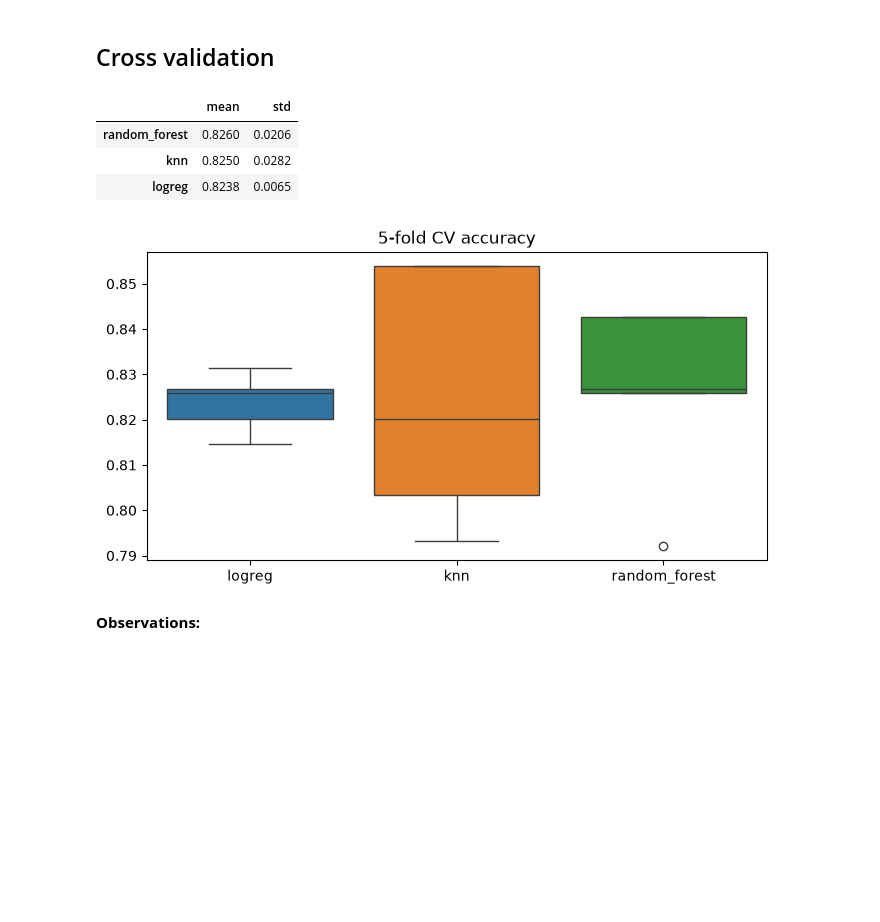
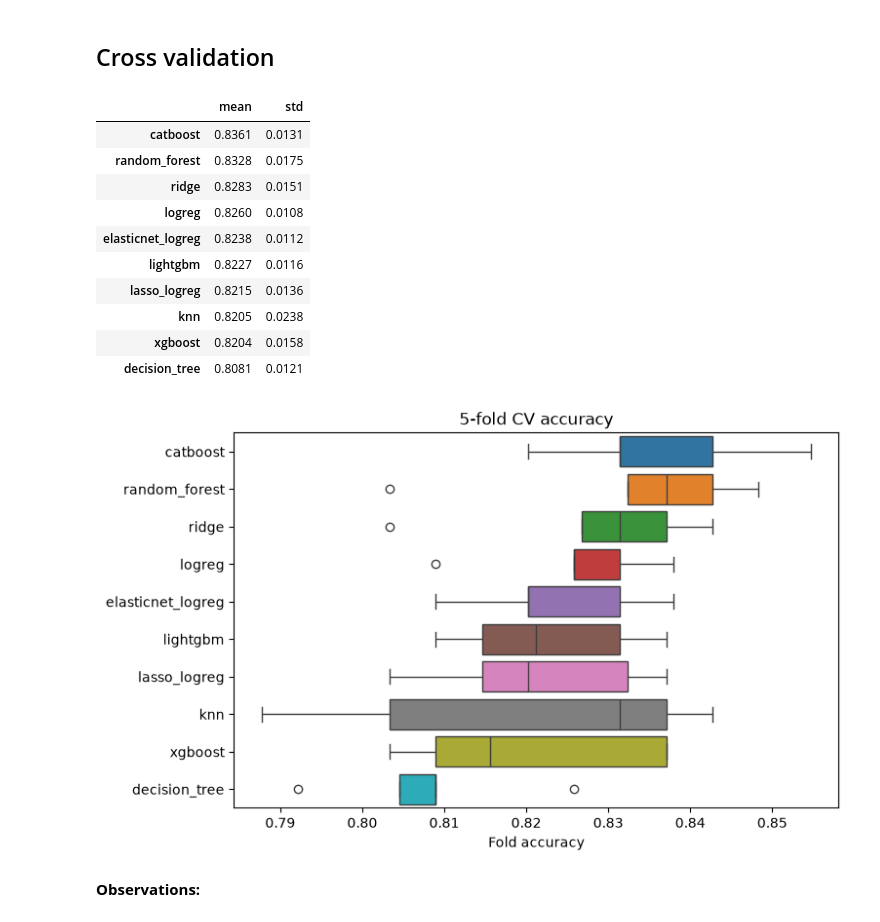
Before and after one commit to oozywaters/kaggle-titanic, a Jupyter notebook: notebooks/models.ipynb, the cells around one changed output. Drawn from its saved outputs; the diff is of its cells as text; code cells hidden in the pictures; blank space fills up the shorter version.

Commit message:
add catboost, lightgbm, and xgboost models

```diff
--- a/notebooks/models.ipynb
+++ b/notebooks/models.ipynb
@@ -34,20 +31,29 @@ The autoreload extension is already loaded. To reload it, use:
 # %%
 fold_scores = pd.DataFrame(
     {name: cross_val_score(pipeline_for(name), X, y, cv=cv, scoring="accuracy") for name in MODELS}
 )
 
 display(fold_scores.agg(["mean", "std"]).T.sort_values("mean", ascending=False).style.format("{:.4f}"))
 
-fig, ax = plt.subplots(figsize=(8, 4))
-sns.boxplot(data=fold_scores, ax=ax)
+order = fold_scores.mean().sort_values(ascending=False).index
+fig, ax = plt.subplots(figsize=(8, 5))
+sns.boxplot(data=fold_scores[order], orient="h", ax=ax)
 ax.set_title("5-fold CV accuracy")
+ax.set_xlabel("Fold accuracy")
 plt.show()
 # %% [output]
 |  | mean | std |
-| random_forest | 0.8260 | 0.0206 |
-| knn | 0.8250 | 0.0282 |
-| logreg | 0.8238 | 0.0065 |
+| catboost | 0.8361 | 0.0131 |
+| random_forest | 0.8328 | 0.0175 |
+| ridge | 0.8283 | 0.0151 |
+| logreg | 0.8260 | 0.0108 |
+| elasticnet_logreg | 0.8238 | 0.0112 |
+| lightgbm | 0.8227 | 0.0116 |
+| lasso_logreg | 0.8215 | 0.0136 |
+| knn | 0.8205 | 0.0238 |
+| xgboost | 0.8204 | 0.0158 |
+| decision_tree | 0.8081 | 0.0121 |
-[figure, old version]
+[figure, new version]
 # %% [markdown]
 **Observations:**
 # %% [markdown]
```
Also changed, not shown: parts of 4 cells of this notebook, 6 other files.
